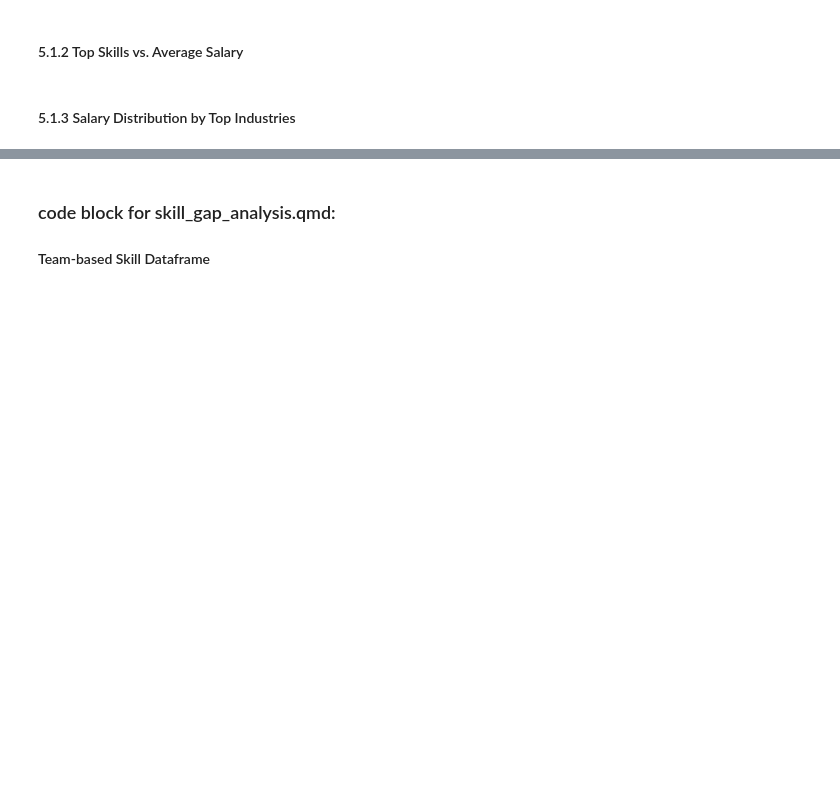
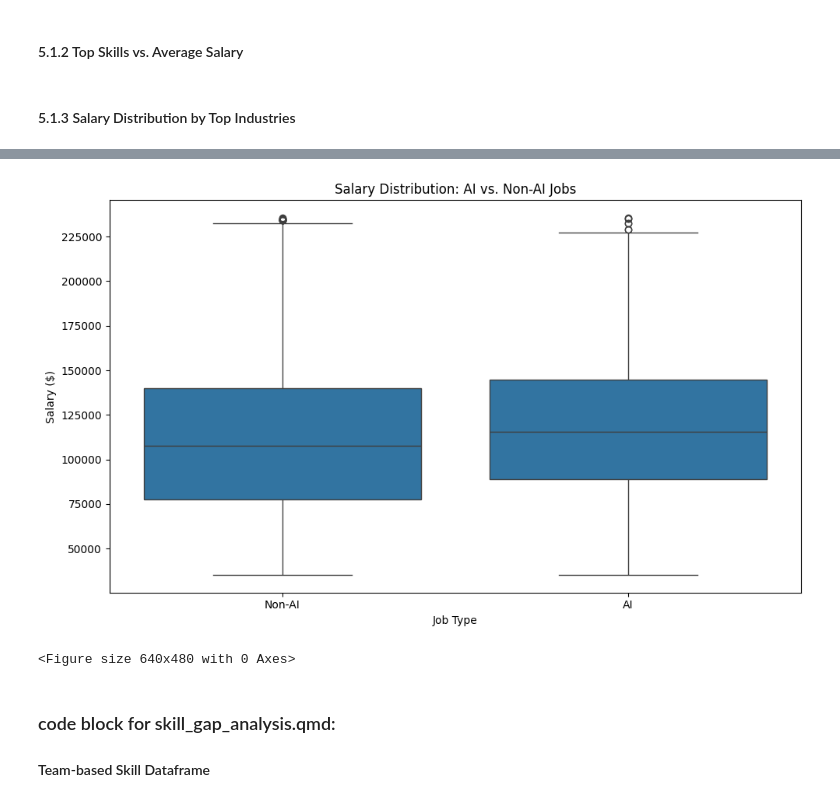
Before and after one commit to leoliu36/ad688-employability-sp25A1-group7, a Jupyter notebook: data_analysis.ipynb, the cells around one changed output, grey strips where cells are left out. Cells and saved outputs as stored; diff of their text form; code cells hidden in the pictures; blank space fills up the shorter version.

```diff
--- a/data_analysis.ipynb
+++ b/data_analysis.ipynb
@@ -228,26 +390,0 @@ plt.show
-# %%
-from pyspark.sql.functions import col, lower, when
-
-#
-ai_keywords = [
-    "machine learning", "data science", "artificial intelligence",
-    "deep learning", "ml engineer", "ai engineer", "data engineer",
-    "computer vision", "natural language processing", "nlp", "big data"
-]
-
-#
-df = df.withColumn(
-    "is_ai_job",
-    when(
-        lower(col("SOC_5_NAME")).rlike("|".join(ai_keywords)) |
-        lower(col("LOT_SPECIALIZED_OCCUPATION_NAME")).rlike("|".join(ai_keywords)) |
-        lower(col("NAICS_2022_6_NAME")).rlike("|".join(ai_keywords)),
-        "AI"
-    ).otherwise("Non-AI")
-)
-
-#
-df_filtered = df.filter(
-    (col("SALARY").isNotNull()) &
-    (col("SALARY") > 0)
-)
@@ -253,0 +439,13 @@ df_filtered = df.filter(
+# %%
+plt.figure(figsize=(10, 6))
+sns.boxplot(data=df_filtered_1, x="is_ai_job", y="SALARY")
+plt.title("Salary Distribution: AI vs. Non-AI Jobs")
+plt.xlabel("Job Type")
+plt.ylabel("Salary ($)")
+plt.tight_layout()
+plt.show()
+out_path = "figures/AI_v_nonAI_salary_boxplot.png"
+plt.savefig(out_path, dpi=150)
+# %% [output]
+[figure, added]
+<Figure size 640x480 with 0 Axes>
```
Also changed, not shown: parts of 14 cells of this notebook, 6 other files.
